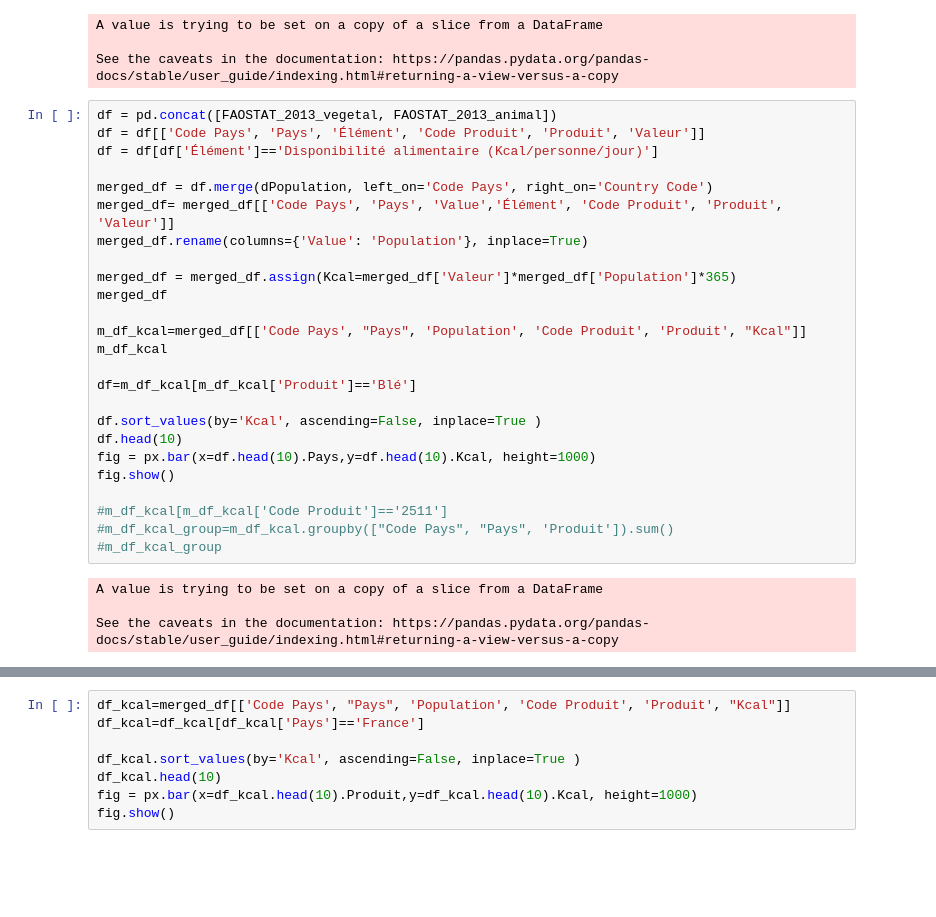
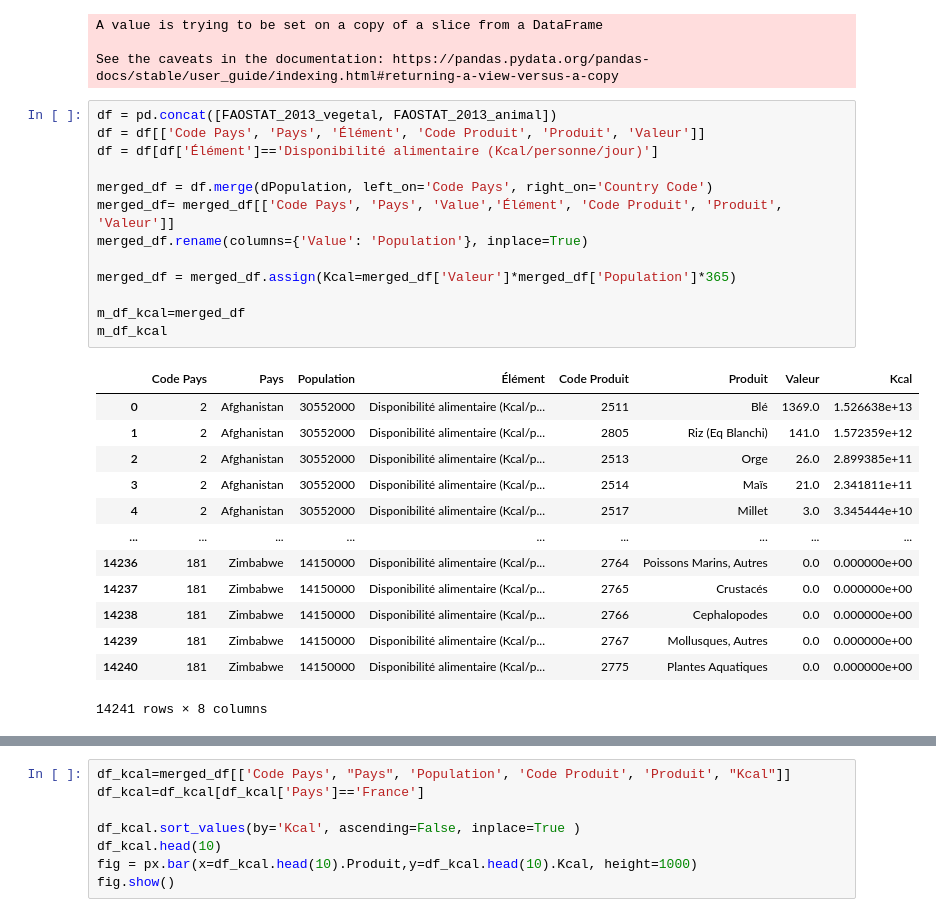
Before and after one commit to data-IA-2023/Groupe-3, a Jupyter notebook: briefs181223.ipynb, the cells around one changed output, grey strips where cells are left out. Cells and saved outputs as stored; diff of their text form; blank space fills up the shorter version.

```diff
--- a/briefs181223.ipynb
+++ b/briefs181223.ipynb
@@ -156,29 +156,27 @@ See the caveats in the documentation: https://pandas.pydata.org/pandas-docs/stab
 # %%
 df = pd.concat([FAOSTAT_2013_vegetal, FAOSTAT_2013_animal])
 df = df[['Code Pays', 'Pays', 'Élément', 'Code Produit', 'Produit', 'Valeur']]
 df = df[df['Élément']=='Disponibilité alimentaire (Kcal/personne/jour)']
 
 merged_df = df.merge(dPopulation, left_on='Code Pays', right_on='Country Code')
 merged_df= merged_df[['Code Pays', 'Pays', 'Value','Élément', 'Code Produit', 'Produit', 'Valeur']]
 merged_df.rename(columns={'Value': 'Population'}, inplace=True)
 
 merged_df = merged_df.assign(Kcal=merged_df['Valeur']*merged_df['Population']*365)
-merged_df
 
-m_df_kcal=merged_df[['Code Pays', "Pays", 'Population', 'Code Produit', 'Produit', "Kcal"]]
+m_df_kcal=merged_df
 m_df_kcal
-
-df=m_df_kcal[m_df_kcal['Produit']=='Blé']
-
-df.sort_values(by='Kcal', ascending=False, inplace=True )
-df.head(10)
-fig = px.bar(x=df.head(10).Pays,y=df.head(10).Kcal, height=1000)
-fig.show()
-
-#m_df_kcal[m_df_kcal['Code Produit']=='2511']
-#m_df_kcal_group=m_df_kcal.groupby(["Code Pays", "Pays", 'Produit']).sum()
-#m_df_kcal_group
 # %% [output]
+|  | Code Pays | Pays | Population | Élément | Code Produit | Produit | Valeur | Kcal |
+| 0 | 2 | Afghanistan | 30552000 | Disponibilité alimentaire (Kcal/p... | 2511 | Blé | 1369.0 | 1.526638e+13 |
+| 1 | 2 | Afghanistan | 30552000 | Disponibilité alimentaire (Kcal/p... | 2805 | Riz (Eq Blanchi) | 141.0 | 1.572359e+12 |
+| 2 | 2 | Afghanistan | 30552000 | Disponibilité alimentaire (Kcal/p... | 2513 | Orge | 26.0 | 2.899385e+11 |
+| 3 | 2 | Afghanistan | 30552000 | Disponibilité alimentaire (Kcal/p... | 2514 | Maïs | 21.0 | 2.341811e+11 |
+| 4 | 2 | Afghanistan | 30552000 | Disponibilité alimentaire (Kcal/p... | 2517 | Millet | 3.0 | 3.345444e+10 |
+| ... | ... | ... | ... | ... | ... | ... | ... | ... |
+| 14236 | 181 | Zimbabwe | 14150000 | Disponibilité alimentaire (Kcal/p... | 2764 | Poissons Marins, Autres | 0.0 | 0.000000e+00 |
+| 14237 | 181 | Zimbabwe | 14150000 | Disponibilité alimentaire (Kcal/p... | 2765 | Crustacés | 0.0 | 0.000000e+00 |
+| 14238 | 181 | Zimbabwe | 14150000 | Disponibilité alimentaire (Kcal/p... | 2766 | Cephalopodes | 0.0 | 0.000000e+00 |
+| 14239 | 181 | Zimbabwe | 14150000 | Disponibilité alimentaire (Kcal/p... | 2767 | Mollusques, Autres | 0.0 | 0.000000e+00 |
+| 14240 | 181 | Zimbabwe | 14150000 | Disponibilité alimentaire (Kcal/p... | 2775 | Plantes Aquatiques | 0.0 | 0.000000e+00 |
-A value is trying to be set on a copy of a slice from a DataFrame
-
-See the caveats in the documentation: https://pandas.pydata.org/pandas-docs/stable/user_guide/indexing.html#returning-a-view-versus-a-copy
+14241 rows × 8 columns
```
Also changed, not shown: parts of 7 cells of this notebook, 1 other file.
